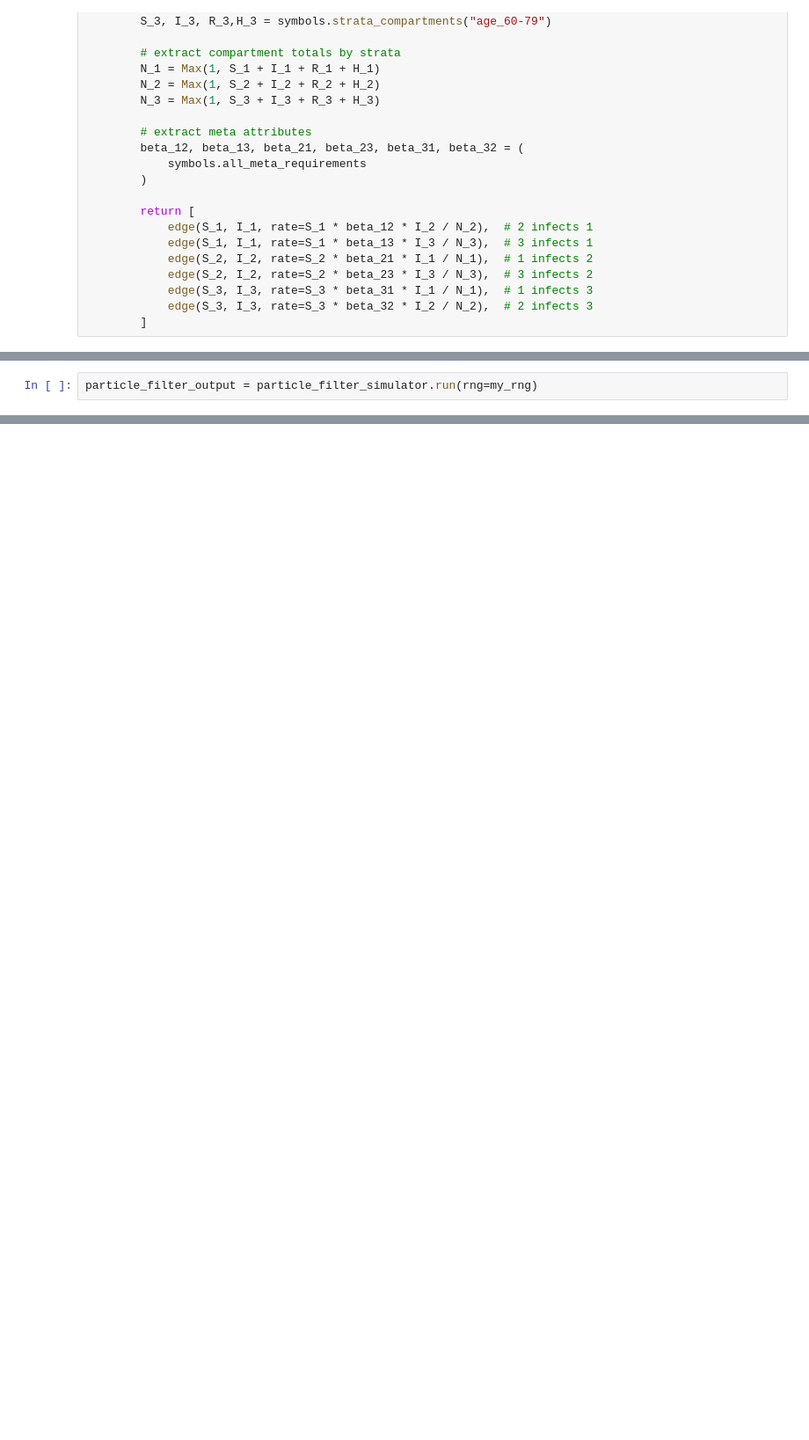
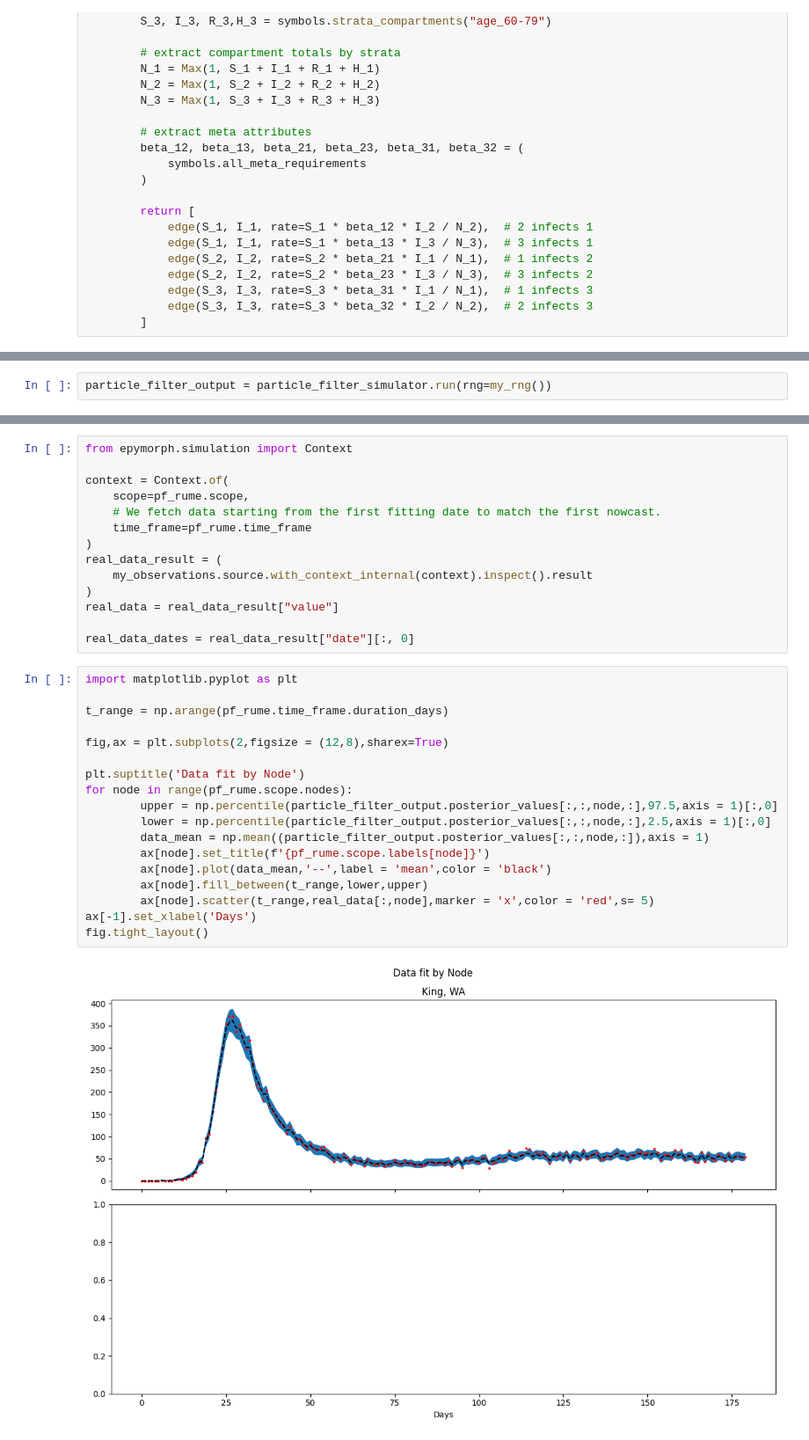
Before and after one commit to NAU-CCL/Epymorph, a Jupyter notebook: pf_vignettes/pf_multi_strata.ipynb, the cells around one changed output, grey strips where cells are left out. Shown at 88% size. Drawn from its saved outputs; the diff is of its cells as text; blank space fills up the shorter version.

```diff
--- a/pf_vignettes/pf_multi_strata.ipynb
+++ b/pf_vignettes/pf_multi_strata.ipynb
@@ -268,5 +267,5 @@ particle_filter_simulator = ParticleFilterSimulator(
         save_trajectories=True,
     )
 # %%
-particle_filter_output = particle_filter_simulator.run(rng=my_rng)
+particle_filter_output = particle_filter_simulator.run(rng=my_rng())
 # %% [output]
@@ -274,0 +289,34 @@ The simulation function tried to access 'data' but this has not been provided. C
+# %%
+from epymorph.simulation import Context
+
+context = Context.of(
+    scope=pf_rume.scope,
+    # We fetch data starting from the first fitting date to match the first nowcast.
+    time_frame=pf_rume.time_frame
+)
+real_data_result = (
+    my_observations.source.with_context_internal(context).inspect().result
+)
+real_data = real_data_result["value"]
+
+real_data_dates = real_data_result["date"][:, 0]
+# %%
+import matplotlib.pyplot as plt
+
+t_range = np.arange(pf_rume.time_frame.duration_days)
+
+fig,ax = plt.subplots(2,figsize = (12,8),sharex=True)
+
+plt.suptitle('Data fit by Node')
+for node in range(pf_rume.scope.nodes):
+        upper = np.percentile(particle_filter_output.posterior_values[:,:,node,:],97.5,axis = 1)[:,0]
+        lower = np.percentile(particle_filter_output.posterior_values[:,:,node,:],2.5,axis = 1)[:,0]
+        data_mean = np.mean((particle_filter_output.posterior_values[:,:,node,:]),axis = 1)
+        ax[node].set_title(f'{pf_rume.scope.labels[node]}')
+        ax[node].plot(data_mean,'--',label = 'mean',color = 'black')
+        ax[node].fill_between(t_range,lower,upper)
+        ax[node].scatter(t_range,real_data[:,node],marker = 'x',color = 'red',s= 5)
+ax[-1].set_xlabel('Days')
+fig.tight_layout()
+# %% [output]
+[figure, added]
```
Also changed, not shown: parts of 7 cells of this notebook, 7 other files.
